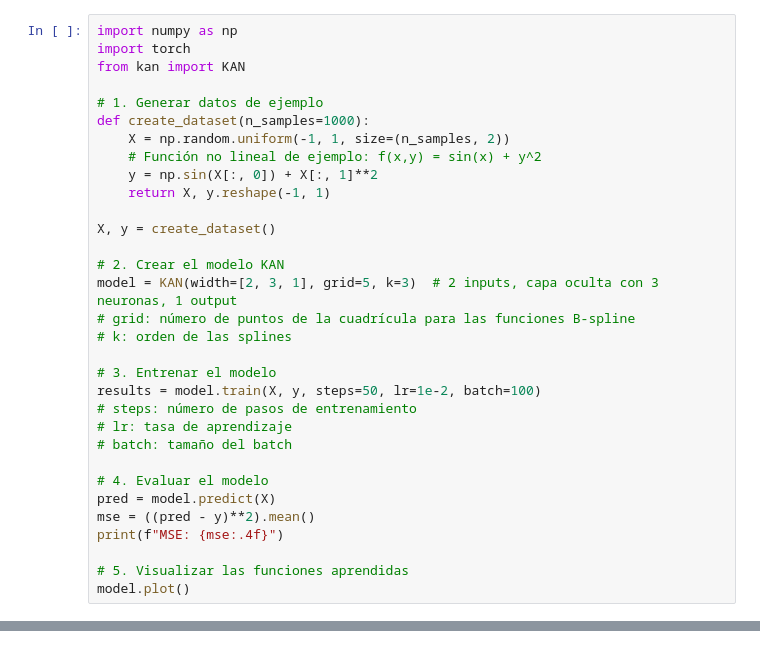
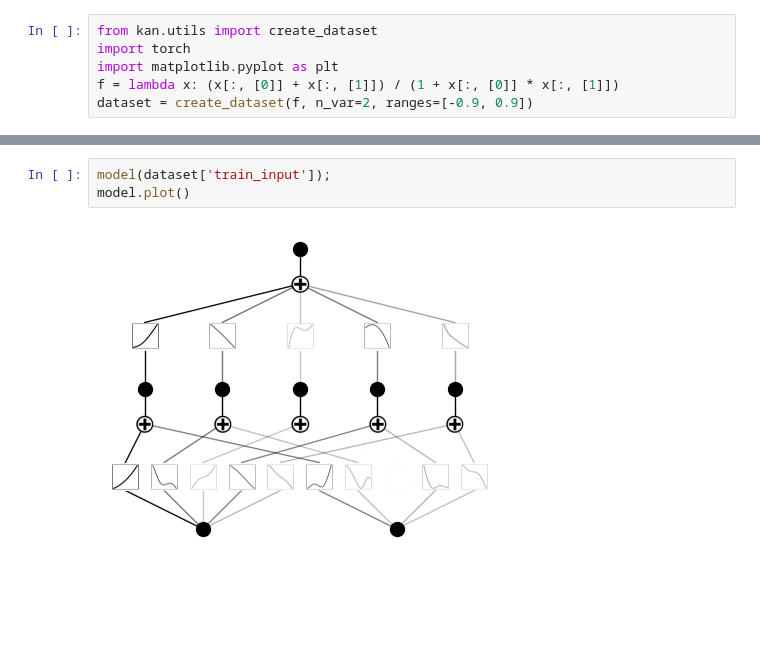
Before and after one commit to AndrGutierrez/model_testing, a Jupyter notebook: KAN/main.ipynb, the cells around one changed output, grey strips where cells are left out. Drawn from its saved outputs; the diff is of its cells as text; blank space fills up the shorter version.

```diff
--- a/KAN/main.ipynb
+++ b/KAN/main.ipynb
@@ -1,32 +1,6 @@
 # %%
-import numpy as np
+from kan.utils import create_dataset
 import torch
-from kan import KAN
-
-# 1. Generar datos de ejemplo
-def create_dataset(n_samples=1000):
-    X = np.random.uniform(-1, 1, size=(n_samples, 2))
-    # Función no lineal de ejemplo: f(x,y) = sin(x) + y^2
-    y = np.sin(X[:, 0]) + X[:, 1]**2
-    return X, y.reshape(-1, 1)
-
-X, y = create_dataset()
-
-# 2. Crear el modelo KAN
-model = KAN(width=[2, 3, 1], grid=5, k=3)  # 2 inputs, capa oculta con 3 neuronas, 1 output
-# grid: número de puntos de la cuadrícula para las funciones B-spline
-# k: orden de las splines
-
-# 3. Entrenar el modelo
-results = model.train(X, y, steps=50, lr=1e-2, batch=100)
-# steps: número de pasos de entrenamiento
-# lr: tasa de aprendizaje
-# batch: tamaño del batch
-
-# 4. Evaluar el modelo
-pred = model.predict(X)
-mse = ((pred - y)**2).mean()
-print(f"MSE: {mse:.4f}")
-
-# 5. Visualizar las funciones aprendidas
-model.plot()
+import matplotlib.pyplot as plt
+f = lambda x: (x[:, [0]] + x[:, [1]]) / (1 + x[:, [0]] * x[:, [1]])
+dataset = create_dataset(f, n_var=2, ranges=[-0.9, 0.9])
@@ -84,0 +7,5 @@ ModuleNotFoundError: No module named 'pykan'
+# %%
+model(dataset['train_input']);
+model.plot()
+# %% [output]
+[figure, added]
```
Also changed, not shown: parts of 5 cells of this notebook, 5 other files.
